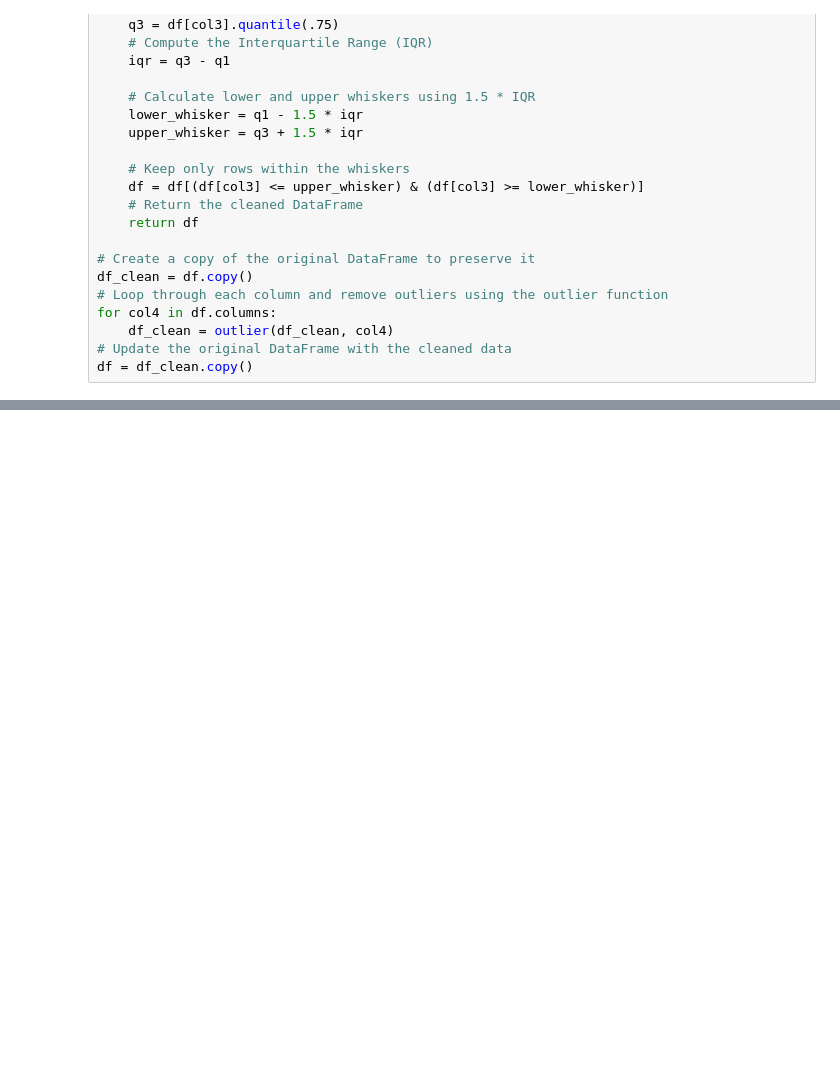
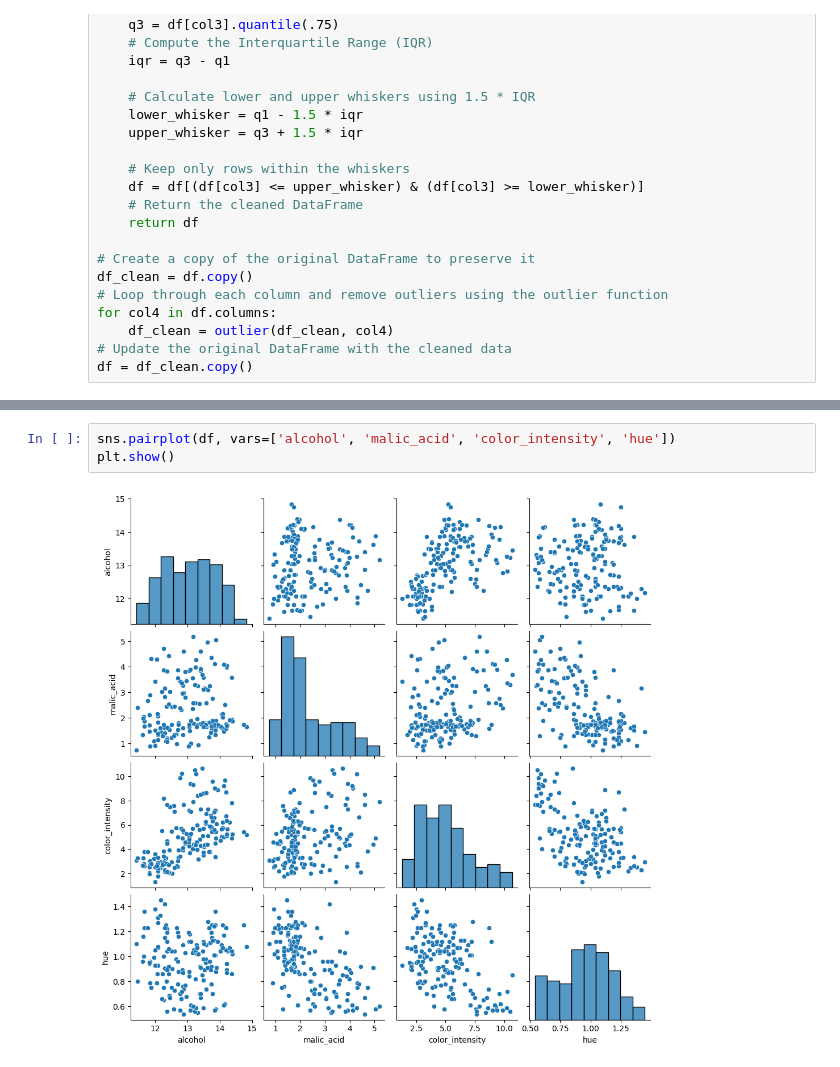
Before and after one commit to Md-Maruf-1727/Machine-Learning-Algorithms, a Jupyter notebook: Unsupervised/K Means Clustering/on wine dataset/code.ipynb, the cells around one changed output, grey strips where cells are left out. Drawn from its saved outputs; the diff is of its cells as text; blank space fills up the shorter version.

```diff
--- a/Unsupervised/K Means Clustering/on wine dataset/code.ipynb
+++ b/Unsupervised/K Means Clustering/on wine dataset/code.ipynb
@@ -189,0 +204,5 @@ df = df_clean.copy()
+# %%
+sns.pairplot(df, vars=['alcohol', 'malic_acid', 'color_intensity', 'hue'])
+plt.show()
+# %% [output]
+[figure, added]
```
Also changed, not shown: parts of 2 cells of this notebook.
